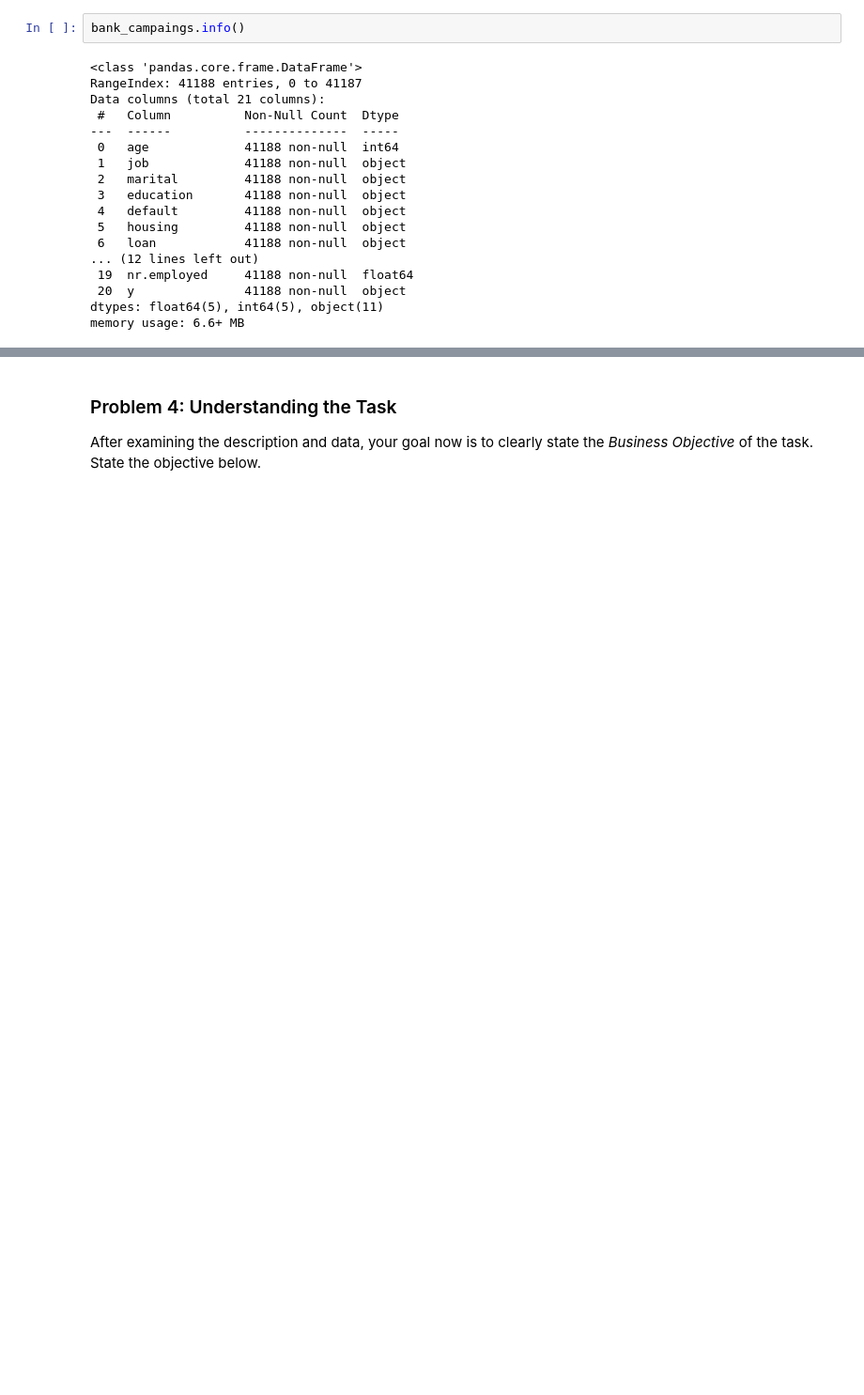
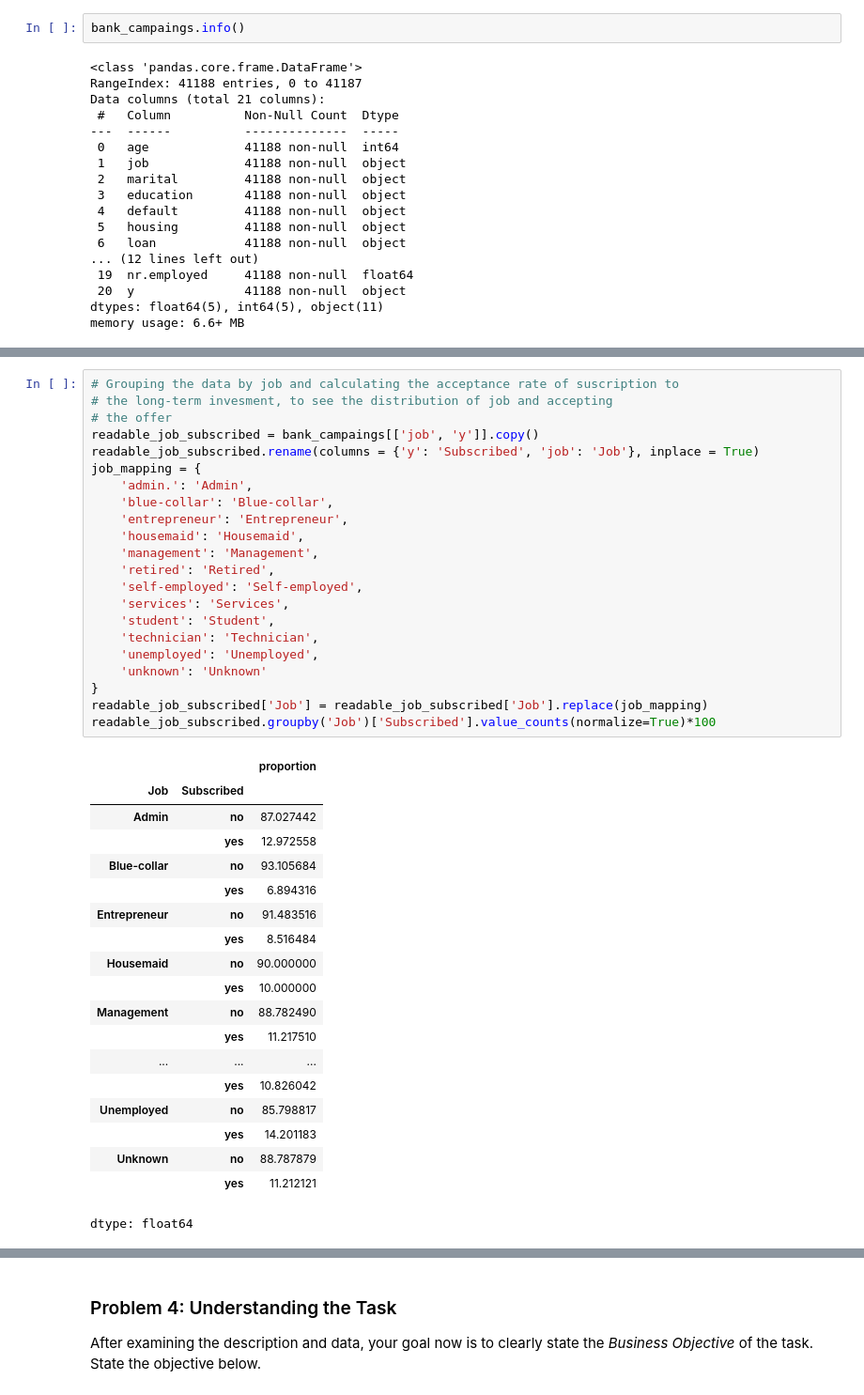
Before and after one commit to vegalopm/ml-assignment-mod17, a Jupyter notebook: prompt_III.ipynb, the cells around one changed output, grey strips where cells are left out. Shown at 94% size. Cells and saved outputs as stored; diff of their text form; blank space fills up the shorter version.

```diff
--- a/prompt_III.ipynb
+++ b/prompt_III.ipynb
@@ -102,3 +130,45 @@ memory usage: 6.6+ MB
+# %%
+# Grouping the data by job and calculating the acceptance rate of suscription to
+# the long-term invesment, to see the distribution of job and accepting
+# the offer
+readable_job_subscribed = bank_campaings[['job', 'y']].copy()
+readable_job_subscribed.rename(columns = {'y': 'Subscribed', 'job': 'Job'}, inplace = True)
+job_mapping = {
+    'admin.': 'Admin',
+    'blue-collar': 'Blue-collar',
+    'entrepreneur': 'Entrepreneur',
+    'housemaid': 'Housemaid',
+    'management': 'Management',
+    'retired': 'Retired',
+    'self-employed': 'Self-employed',
+    'services': 'Services',
+    'student': 'Student',
+    'technician': 'Technician',
+    'unemployed': 'Unemployed',
+    'unknown': 'Unknown'
+}
+readable_job_subscribed['Job'] = readable_job_subscribed['Job'].replace(job_mapping)
+readable_job_subscribed.groupby('Job')['Subscribed'].value_counts(normalize=True)*100
+# %% [output]
+|  |  | proportion |
+| Job | Subscribed |  |
+| Admin | no | 87.027442 |
+|  | yes | 12.972558 |
+| Blue-collar | no | 93.105684 |
+|  | yes | 6.894316 |
+| Entrepreneur | no | 91.483516 |
+|  | yes | 8.516484 |
+| Housemaid | no | 90.000000 |
+|  | yes | 10.000000 |
+| Management | no | 88.782490 |
+|  | yes | 11.217510 |
+| ... | ... | ... |
+|  | yes | 10.826042 |
+| Unemployed | no | 85.798817 |
+|  | yes | 14.201183 |
+| Unknown | no | 88.787879 |
+|  | yes | 11.212121 |
+dtype: float64
 # %% [markdown]
 ### Missing Values
 Based on the result above, it seems none of the columns have missing values.
```
Also changed, not shown: parts of 13 cells of this notebook.
